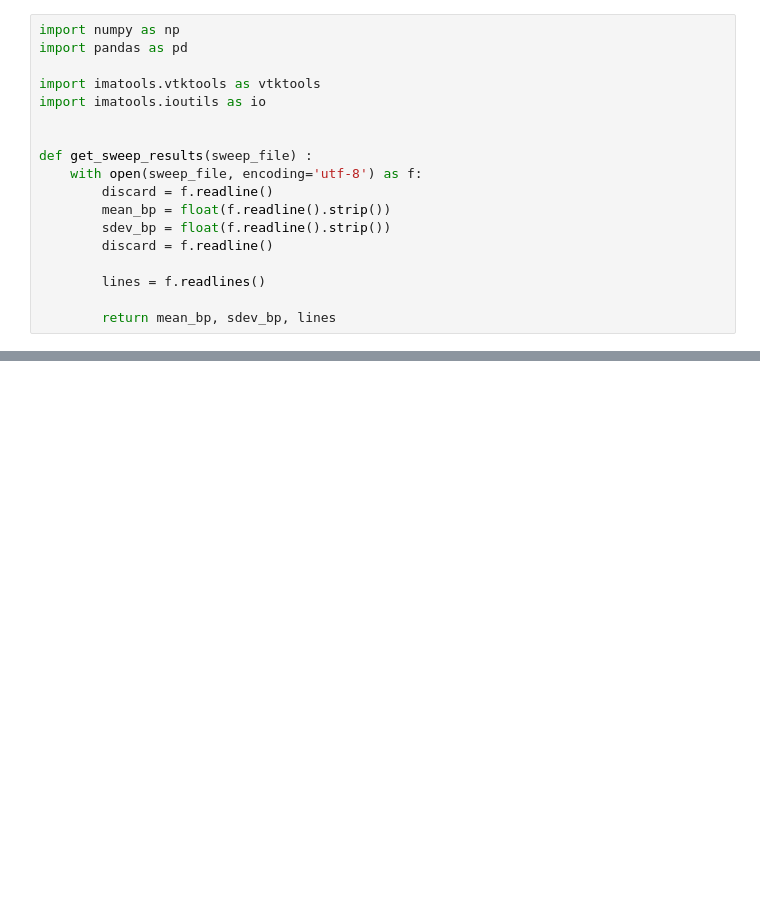
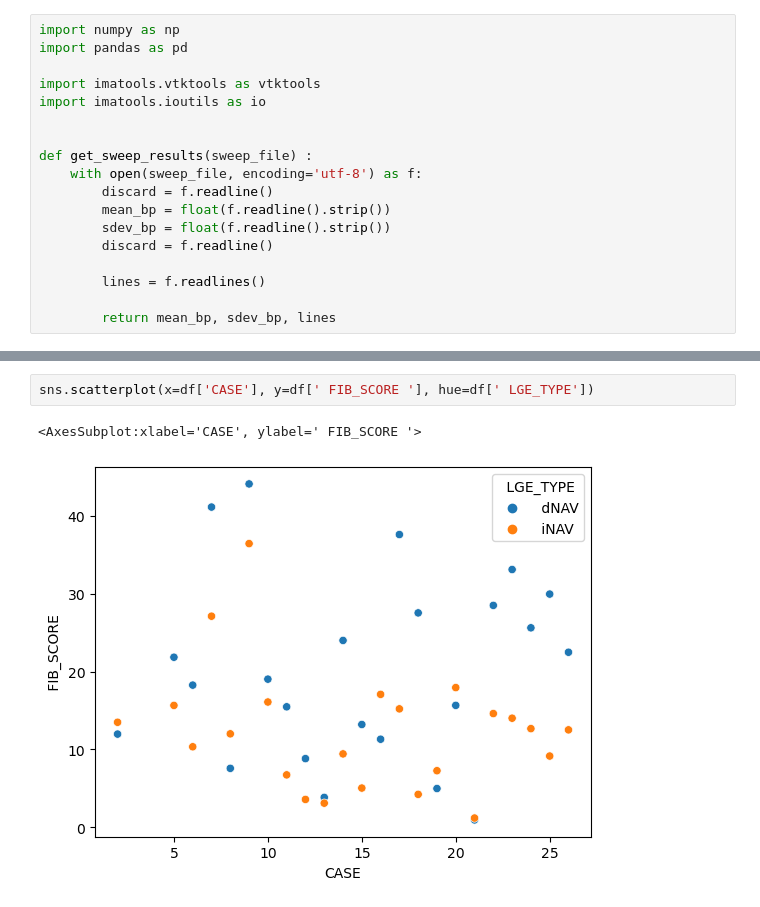
Before and after one commit to alonsoJASL/imatools, a Jupyter notebook: ipynb/sweep_thresholds.ipynb, the cells around one changed output, grey strips where cells are left out. Saved outputs shown, nothing was run; the diff lists cells and outputs as text; blank space fills up the shorter version.

```diff
--- a/ipynb/sweep_thresholds.ipynb
+++ b/ipynb/sweep_thresholds.ipynb
@@ -44,0 +64,5 @@ print(c)
+# %%
+sns.scatterplot(x=df['CASE'], y=df[' FIB_SCORE '], hue=df[' LGE_TYPE'])
+# %% [output]
+<AxesSubplot:xlabel='CASE', ylabel=' FIB_SCORE '>
+[figure, added]
```
Also changed, not shown: parts of 2 cells of this notebook.
